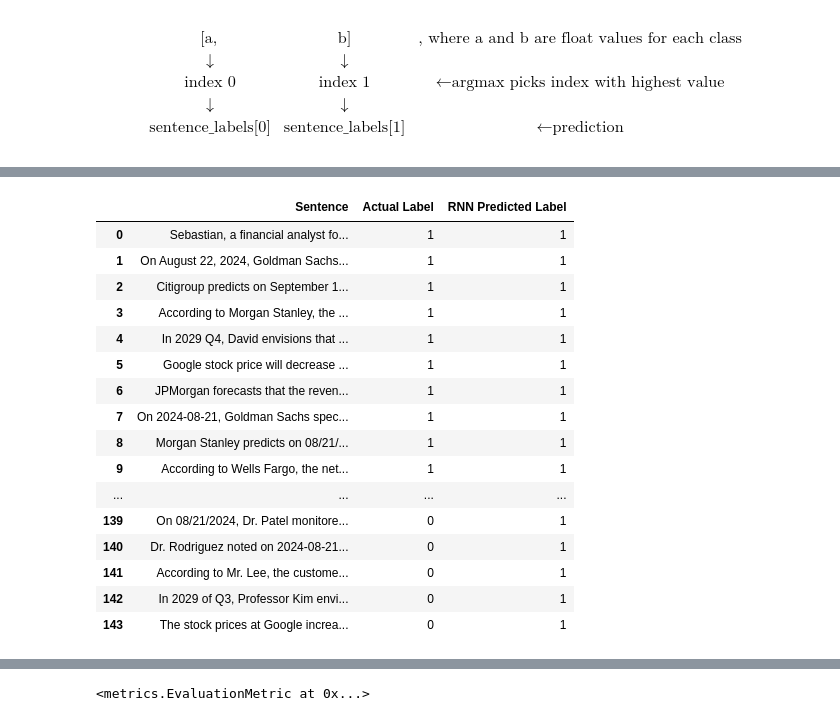
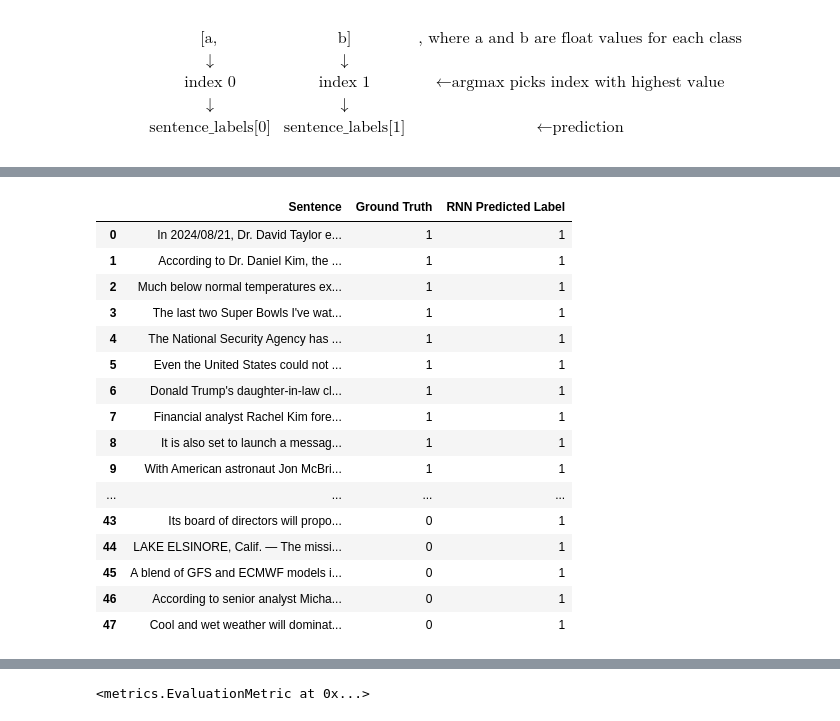
Before and after one commit to ufdatastudio/predictions, a Jupyter notebook: notebook_experiments/rnn_for_classification.ipynb, the cells around one changed output, grey strips where cells are left out. Cells and saved outputs as stored; diff of their text form; code cells hidden in the pictures.

Commit message:
feat: updating base code for rnn

```diff
--- a/notebook_experiments/rnn_for_classification.ipynb
+++ b/notebook_experiments/rnn_for_classification.ipynb
@@ -79,3 +84,6 @@ sentence_labels.append(observation_sentence_label)
 sentence_labels
 # %% [output]
 [1, 0]
+# %%
+sentence_labels = df['Ground Truth'].unique()
+sentence_labels
@@ -305,16 +553,16 @@ for i in tqdm(range(n_iters)):
 # %%
-test_predictions_df = DataProcessing.load_single_synthetic_data(notebook_dir, batch_idx=3, sep=',')
-test_observations_df = DataProcessing.load_single_synthetic_data(notebook_dir, batch_idx=7, sep=',', data_type='observation')
-test_sentences_df = DataProcessing.concat_dfs([test_predictions_df, test_observations_df])
+# test_predictions_df = DataProcessing.load_single_synthetic_data(notebook_dir, batch_idx=3, sep=',')
+# test_observations_df = DataProcessing.load_single_synthetic_data(notebook_dir, batch_idx=7, sep=',', data_type='observation')
+# test_sentences_df = DataProcessing.concat_dfs([test_predictions_df, test_observations_df])
 
-test_sentence_labels = []
-test_prediction_sentence_label = 1 # test_predictions_df['Sentence Label'].unique()
-test_observation_sentence_label = 0 # test_observations_df['Sentence Label'].unique()
-test_sentence_labels.append(test_prediction_sentence_label)
-sentence_labels.append(test_observation_sentence_label)
-print(sentence_labels)
+# test_sentence_labels = []
+# test_prediction_sentence_label = 1 # test_predictions_df['Sentence Label'].unique()
+# test_observation_sentence_label = 0 # test_observations_df['Sentence Label'].unique()
+# test_sentence_labels.append(test_prediction_sentence_label)
+# sentence_labels.append(test_observation_sentence_label)
+# print(sentence_labels)
 
-test_mappings = {}
-test_mappings[test_prediction_sentence_label] = list(test_predictions_df['Base Sentence'].values)
-test_mappings[test_observation_sentence_label] = list(test_observations_df['Base Sentence'].values)
-test_mappings
+# test_mappings = {}
+# test_mappings[test_prediction_sentence_label] = list(test_predictions_df['Base Sentence'].values)
+# test_mappings[test_observation_sentence_label] = list(test_observations_df['Base Sentence'].values)
+# test_mappings
@@ -341,0 +569,10 @@ Loading: /Users/detraviousjamaribrinkley/Documents/Development/research_labs/uf_
+# %%
+base_data_path = DataProcessing.load_base_data_path(notebook_dir)
+dataset_path = os.path.join(base_data_path, 'classification_results/emnlp_2026_results_2026-05-22/seed7/in_domain/x_y_train_set.csv')
+test_df = DataProcessing.load_from_file(dataset_path)
+test_df['Ground Truth'] = test_df['Ground Truth'].astype(int)
+
+test_mappings = {}
+test_mappings[sentence_labels[0].item()] = list(test_df['Base Sentence'].values)
+test_mappings[sentence_labels[1].item()] = list(test_df['Base Sentence'].values)
+test_mappings
@@ -348,11 +603,11 @@ for label_value, sentences in test_mappings.items():
         with torch.no_grad():
             sentence = sentences[sentences_idx]
             embeded_sentence = embed_sentence(sentence, 'spacy_large')
-            hidden = rnn.init_hidden()
+            hidden = rnn.resize_hidden()
             rnn_predicted_label = map_model_output_to_label(output, sentence_labels)
             sentence_prediction = {
                 'Sentence': sentence,
-                'Actual Label': label_value,
+                'Ground Truth': label_value,
                 'RNN Predicted Label': rnn_predicted_label
             }
             print(sentence_prediction)
@@ -378,23 +633,23 @@ for label_value, sentences in test_mappings.items():
 # %%
-columns=["Sentence", "True Label", "RNN Label"]
+columns=["Sentence", "Ground Truth", "RNN Label"]
 sentence_predictions_df = pd.DataFrame(sentence_predictions)
 sentence_predictions_df
 # %% [output]
-|  | Sentence | Actual Label | RNN Predicted Label |
-| 0 | Sebastian, a financial analyst fo... | 1 | 1 |
-| 1 | On August 22, 2024, Goldman Sachs... | 1 | 1 |
-| 2 | Citigroup predicts on September 1... | 1 | 1 |
-| 3 | According to Morgan Stanley, the ... | 1 | 1 |
-| 4 | In 2029 Q4, David envisions that ... | 1 | 1 |
-| 5 | Google stock price will decrease ... | 1 | 1 |
-| 6 | JPMorgan forecasts that the reven... | 1 | 1 |
-| 7 | On 2024-08-21, Goldman Sachs spec... | 1 | 1 |
-| 8 | Morgan Stanley predicts on 08/21/... | 1 | 1 |
-| 9 | According to Wells Fargo, the net... | 1 | 1 |
+|  | Sentence | Ground Truth | RNN Predicted Label |
+| 0 | In 2024/08/21, Dr. David Taylor e... | 1 | 1 |
+| 1 | According to Dr. Daniel Kim, the ... | 1 | 1 |
+| 2 | Much below normal temperatures ex... | 1 | 1 |
+| 3 | The last two Super Bowls I've wat... | 1 | 1 |
+| 4 | The National Security Agency has ... | 1 | 1 |
+| 5 | Even the United States could not ... | 1 | 1 |
+| 6 | Donald Trump's daughter-in-law cl... | 1 | 1 |
+| 7 | Financial analyst Rachel Kim fore... | 1 | 1 |
+| 8 | It is also set to launch a messag... | 1 | 1 |
+| 9 | With American astronaut Jon McBri... | 1 | 1 |
 | ... | ... | ... | ... |
-| 139 | On 08/21/2024, Dr. Patel monitore... | 0 | 1 |
-| 140 | Dr. Rodriguez noted on 2024-08-21... | 0 | 1 |
-| 141 | According to Mr. Lee, the custome... | 0 | 1 |
-| 142 | In 2029 of Q3, Professor Kim envi... | 0 | 1 |
-| 143 | The stock prices at Google increa... | 0 | 1 |
+| 43 | Its board of directors will propo... | 0 | 1 |
+| 44 | LAKE ELSINORE, Calif. — The missi... | 0 | 1 |
+| 45 | A blend of GFS and ECMWF models i... | 0 | 1 |
+| 46 | According to senior analyst Micha... | 0 | 1 |
+| 47 | Cool and wet weather will dominat... | 0 | 1 |
 # %%
```
Also changed, not shown: parts of 23 cells of this notebook.
